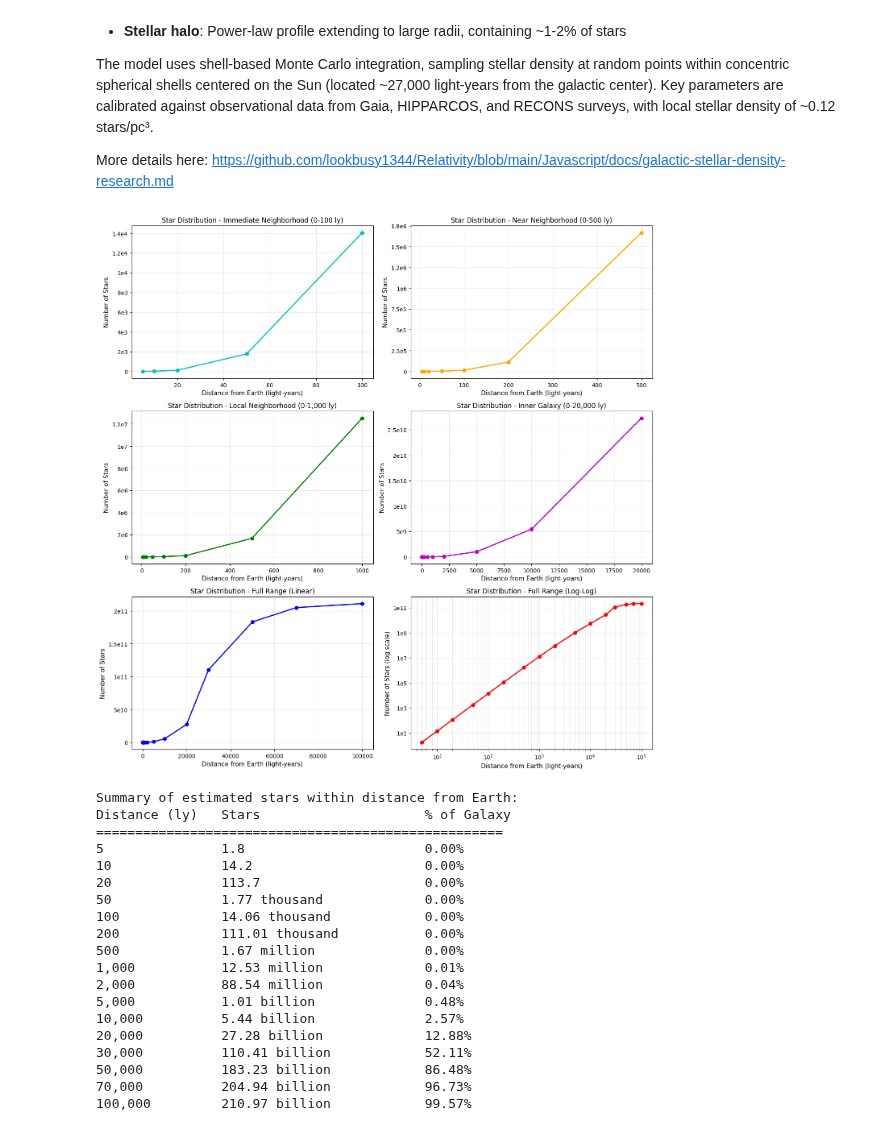
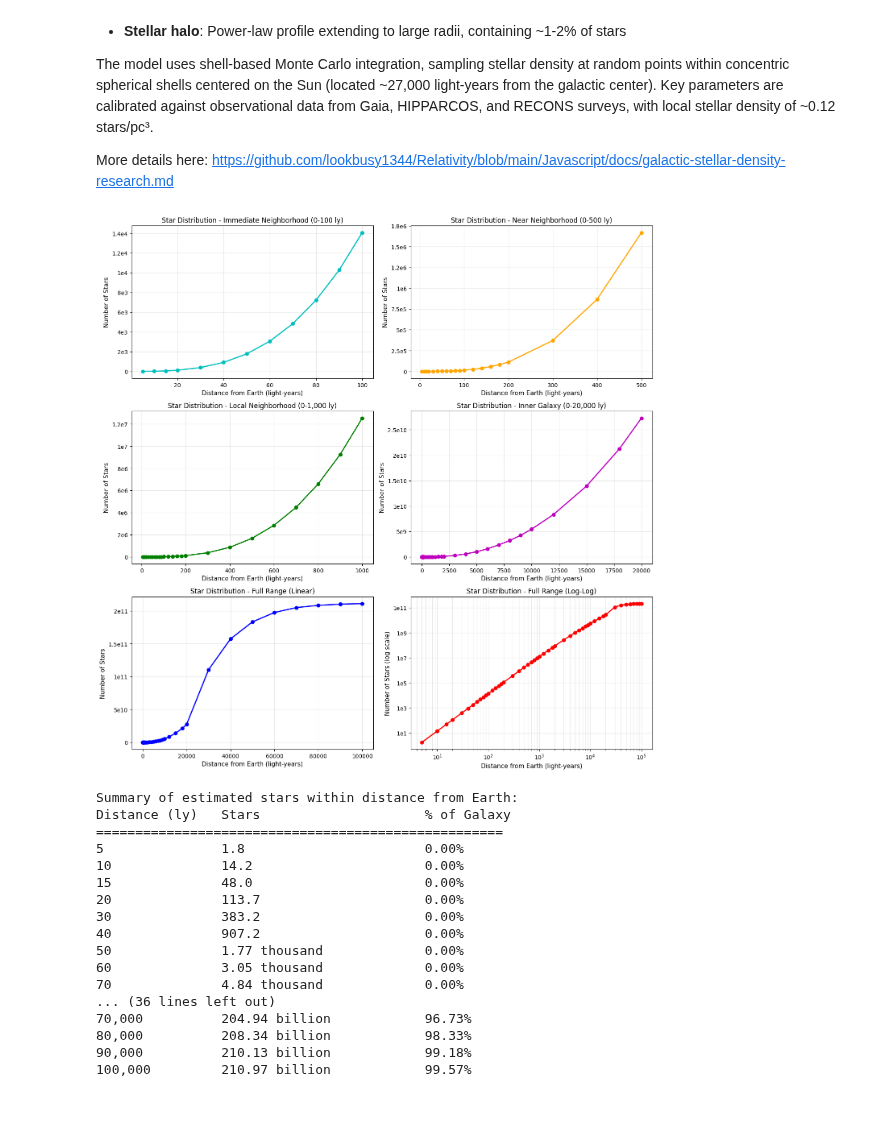
Before and after one commit to lookbusy1344/Relativity, a Jupyter notebook: Python/Star distribution.ipynb, the cells around one changed output. Saved outputs shown, nothing was run; the diff lists cells and outputs as text; code cells hidden in the pictures.

```diff
--- a/Python/Star distribution.ipynb
+++ b/Python/Star distribution.ipynb
@@ -21,19 +21,52 @@ distances_ly = np.array(
     [
         5,
         10,
+        15,
         20,
+        30,
+        40,
         50,
+        60,
+        70,
+        80,
+        90,
         100,
+        120,
+        140,
+        160,
+        180,
         200,
+        300,
+        400,
         500,
+        600,
+        700,
+        800,
+        900,
         1000,
+        1200,
+        1500,
+        1800,
         2000,
+        3000,
+        4000,
         5000,
+        6000,
+        7000,
+        8000,
+        9000,
         10000,
+        12000,
+        15000,
+        18000,
         20000,
         30000,
+        40000,
         50000,
+        60000,
         70000,
+        80000,
+        90000,
         100000,
     ]
 )
@@ -50,15 +83,17 @@ for d in distances_ly:
 star_counts = np.array(star_counts)
 fractions = np.array(fractions)
 
+
 # Formatter to show scientific notation directly on each tick (e.g., 2e3, 1e7)
 def sci_notation_formatter(x, pos):
     if x == 0:
-        return '0'
+        return "0"
     exp = int(np.floor(np.log10(abs(x))))
     coef = x / 10**exp
     if coef == int(coef):
-        return f'{int(coef)}e{exp}'
-    return f'{coef:.1f}e{exp}'
+        return f"{int(coef)}e{exp}"
+    return f"{coef:.1f}e{exp}"
+
 
 # Create figure with six subplots (3x2)
 fig, axes = plt.subplots(3, 2, figsize=(14, 14))
@@ -66,7 +101,9 @@ fig, axes = plt.subplots(3, 2, figsize=(14, 14))
 # Plot 1: 0-100 light years (Linear) - Immediate neighborhood
 ax1 = axes[0, 0]
 mask_100 = distances_ly <= 100
-ax1.plot(distances_ly[mask_100], star_counts[mask_100], "c-o", markersize=6, linewidth=2)
+ax1.plot(
+    distances_ly[mask_100], star_counts[mask_100], "c-o", markersize=6, linewidth=2
+)
 ax1.set_xlabel("Distance from Earth (light-years)", fontsize=11)
 ax1.set_ylabel("Number of Stars", fontsize=11)
 ax1.set_title("Star Distribution - Immediate Neighborhood (0-100 ly)", fontsize=12)
@@ -76,7 +113,14 @@ ax1.yaxis.set_major_formatter(FuncFormatter(sci_notation_formatter))
 # Plot 2: 0-500 light years (Linear) - Near neighborhood
 ax2 = axes[0, 1]
 mask_500 = distances_ly <= 500
-ax2.plot(distances_ly[mask_500], star_counts[mask_500], "orange", marker="o", markersize=6, linewidth=2)
+ax2.plot(
+    distances_ly[mask_500],
+    star_counts[mask_500],
+    "orange",
+    marker="o",
+    markersize=6,
+    linewidth=2,
+)
 ax2.set_xlabel("Distance from Earth (light-years)", fontsize=11)
 ax2.set_ylabel("Number of Stars", fontsize=11)
 ax2.set_title("Star Distribution - Near Neighborhood (0-500 ly)", fontsize=12)
@@ -96,7 +140,9 @@ ax3.yaxis.set_major_formatter(FuncFormatter(sci_notation_formatter))
 # Plot 4: 0-20000 light years (Linear) - Inner galaxy
 ax4 = axes[1, 1]
 mask_20k = distances_ly <= 20000
-ax4.plot(distances_ly[mask_20k], star_counts[mask_20k], "m-o", markersize=6, linewidth=2)
+ax4.plot(
+    distances_ly[mask_20k], star_counts[mask_20k], "m-o", markersize=6, linewidth=2
+)
 ax4.set_xlabel("Distance from Earth (light-years)", fontsize=11)
 ax4.set_ylabel("Number of Stars", fontsize=11)
 ax4.set_title("Star Distribution - Inner Galaxy (0-20,000 ly)", fontsize=12)
@@ -114,50 +160,48 @@ ax5.yaxis.set_major_formatter(FuncFormatter(sci_notation_formatter))
 
 # Plot 6: Full range - Logarithmic Y-axis
 ax6 = axes[2, 1]
 ax6.plot(distances_ly, star_counts, "r-o", markersize=6, linewidth=2)
 ax6.set_xlabel("Distance from Earth (light-years)", fontsize=11)
 ax6.set_ylabel("Number of Stars (log scale)", fontsize=11)
 ax6.set_title("Star Distribution - Full Range (Log-Log)", fontsize=12)
 ax6.set_yscale("log")
 ax6.set_xscale("log")
 ax6.grid(True, alpha=0.3, which="both")
 ax6.yaxis.set_major_formatter(FuncFormatter(sci_notation_formatter))
 
 plt.tight_layout()
 plt.show()
 
 # Print summary table
 print("\nSummary of estimated stars within distance from Earth:")
 print(f"{'Distance (ly)':<15} {'Stars':<25} {'% of Galaxy':<12}")
 print("=" * 52)
 for d, s, f in zip(distances_ly, star_counts, fractions):
     if s >= 1e9:
         stars_str = f"{s / 1e9:.2f} billion"
     elif s >= 1e6:
         stars_str = f"{s / 1e6:.2f} million"
     elif s >= 1e3:
         stars_str = f"{s / 1e3:.2f} thousand"
     else:
         stars_str = f"{s:.1f}"
     print(f"{d:<15,} {stars_str:<25} {f * 100:.2f}%")
 # %% [output]
-[figure, old version]
+[figure, new version]
 Summary of estimated stars within distance from Earth:
 Distance (ly)   Stars                     % of Galaxy
 ====================================================
 5               1.8                       0.00%
 10              14.2                      0.00%
+15              48.0                      0.00%
 20              113.7                     0.00%
+30              383.2                     0.00%
+40              907.2                     0.00%
 50              1.77 thousand             0.00%
-100             14.06 thousand            0.00%
-200             111.01 thousand           0.00%
-500             1.67 million              0.00%
-1,000           12.53 million             0.01%
-2,000           88.54 million             0.04%
-5,000           1.01 billion              0.48%
-10,000          5.44 billion              2.57%
-20,000          27.28 billion             12.88%
-30,000          110.41 billion            52.11%
-50,000          183.23 billion            86.48%
+60              3.05 thousand             0.00%
+70              4.84 thousand             0.00%
+... (36 lines left out)
 70,000          204.94 billion            96.73%
+80,000          208.34 billion            98.33%
+90,000          210.13 billion            99.18%
 100,000         210.97 billion            99.57%
```
